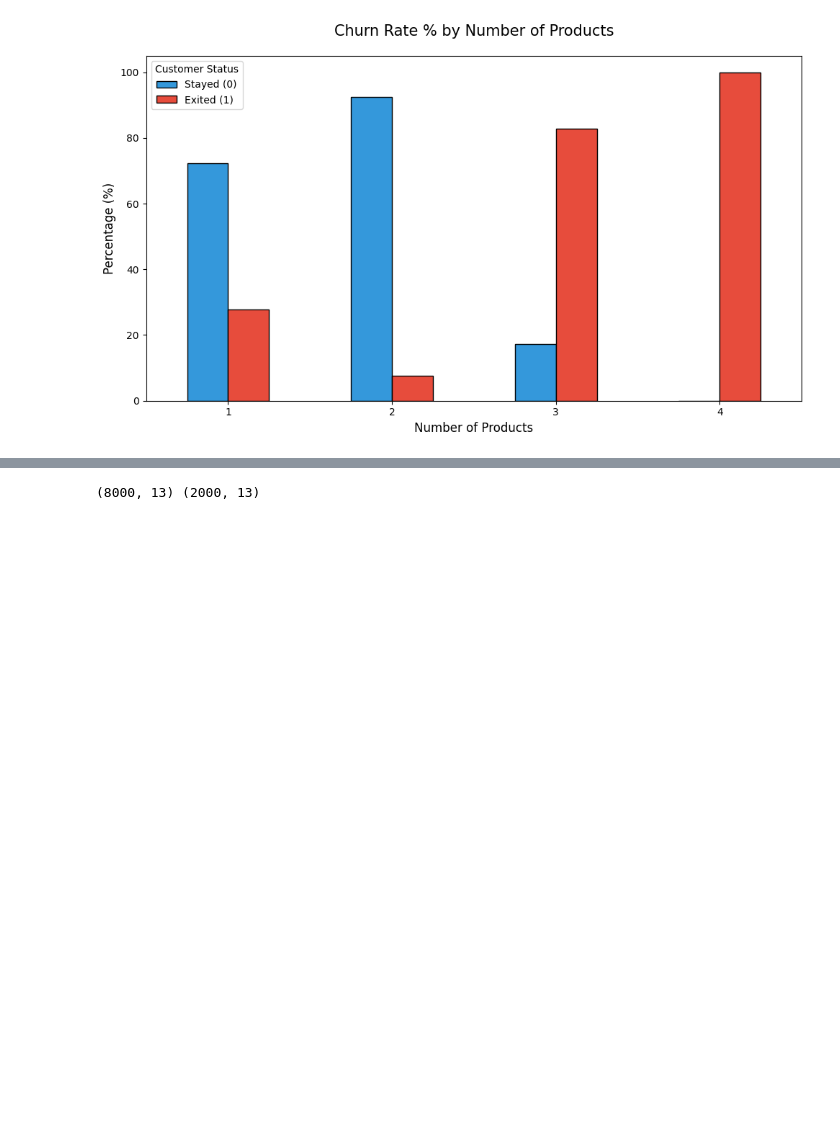
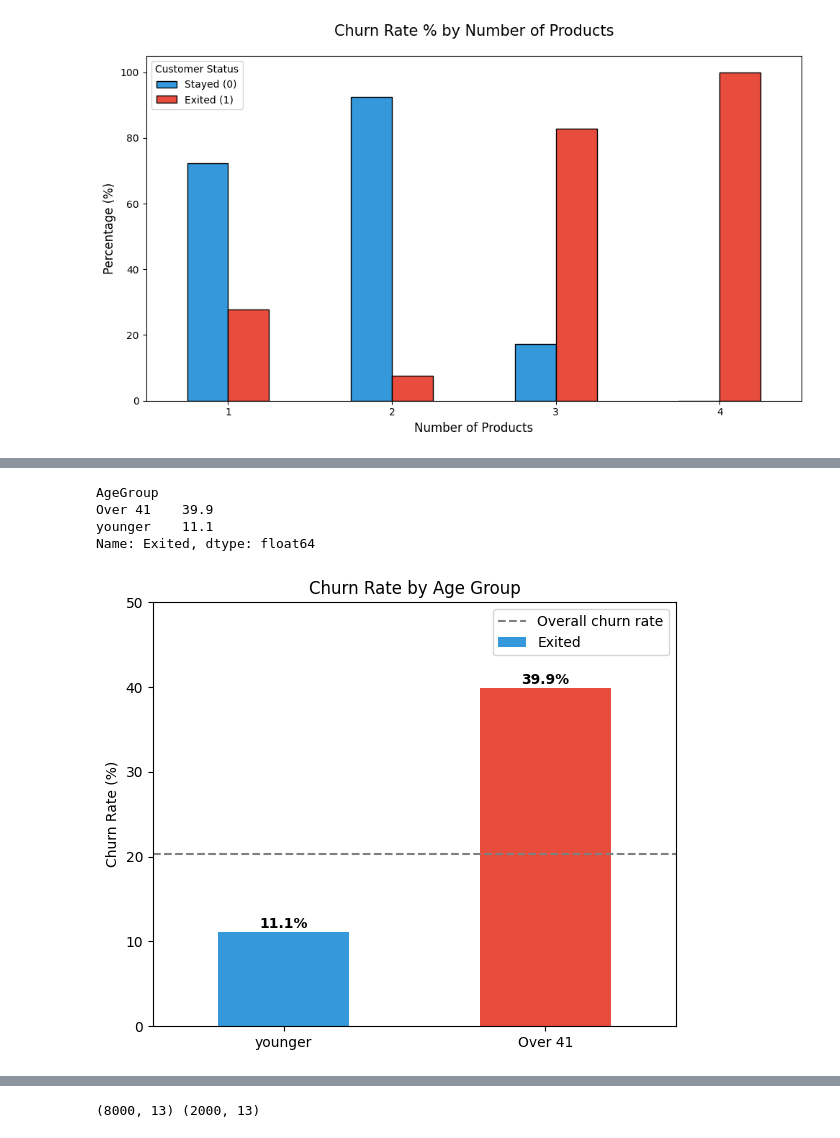
Before and after one commit to Zainch032/bank-churn-predictor, a Jupyter notebook: notebook/bank_churn.ipynb, the cells around one changed output, grey strips where cells are left out. Drawn from its saved outputs; the diff is of its cells as text; code cells hidden in the pictures; blank space fills up the shorter version.

```diff
--- a/notebook/bank_churn.ipynb
+++ b/notebook/bank_churn.ipynb
@@ -369,0 +513,13 @@ Based on EDA, we select the most predictive features and apply:
+# %%
+# Churn rate by salary decile (larger groups, more reliable)
+df["SalaryBand"] = pd.qcut(df["EstimatedSalary"], 10, labels=False) + 1
+print((df.groupby("SalaryBand")["Exited"].mean() * 100).round(1))
+
+# Significance test for the top 30
+from scipy.stats import binomtest
+print(binomtest(3, 30, p=0.204).pvalue)
+
+# Salary vs churn over the full data
+from scipy.stats import mannwhitneyu
+print(mannwhitneyu(df[df.Exited==1]["EstimatedSalary"],
+                   df[df.Exited==0]["EstimatedSalary"]).pvalue)
@@ -369,0 +547,27 @@ Based on EDA, we select the most predictive features and apply:
+# %%
+import matplotlib.pyplot as plt
+
+df["AgeGroup"] = df["Age"].apply(lambda x: "Over 41" if x > 41 else "younger")
+churn_rate = (df.groupby("AgeGroup")["Exited"].mean() * 100).round(1)
+print(churn_rate)
+
+plt.figure(figsize=(6, 5))
+ax = churn_rate.loc[["younger", "Over 41"]].plot(kind="bar", color=["#3498db", "#e74c3c"])
+for i, v in enumerate(churn_rate.loc[["younger", "Over 41"]]):
+    ax.text(i, v + 0.5, f"{v}%", ha="center", fontweight="bold")
+
+plt.axhline(df["Exited"].mean() * 100, color="gray", linestyle="--", label="Overall churn rate")
+plt.title("Churn Rate by Age Group")
+plt.ylabel("Churn Rate (%)")
+plt.xlabel("")
+plt.xticks(rotation=0)
+plt.ylim(0, 50)
+plt.legend()
+plt.tight_layout()
+plt.show()
+# %% [output]
+AgeGroup
+Over 41    39.9
+younger    11.1
+Name: Exited, dtype: float64
+[figure, added]
```
Also changed, not shown: parts of 73 cells of this notebook, 2 other files.
